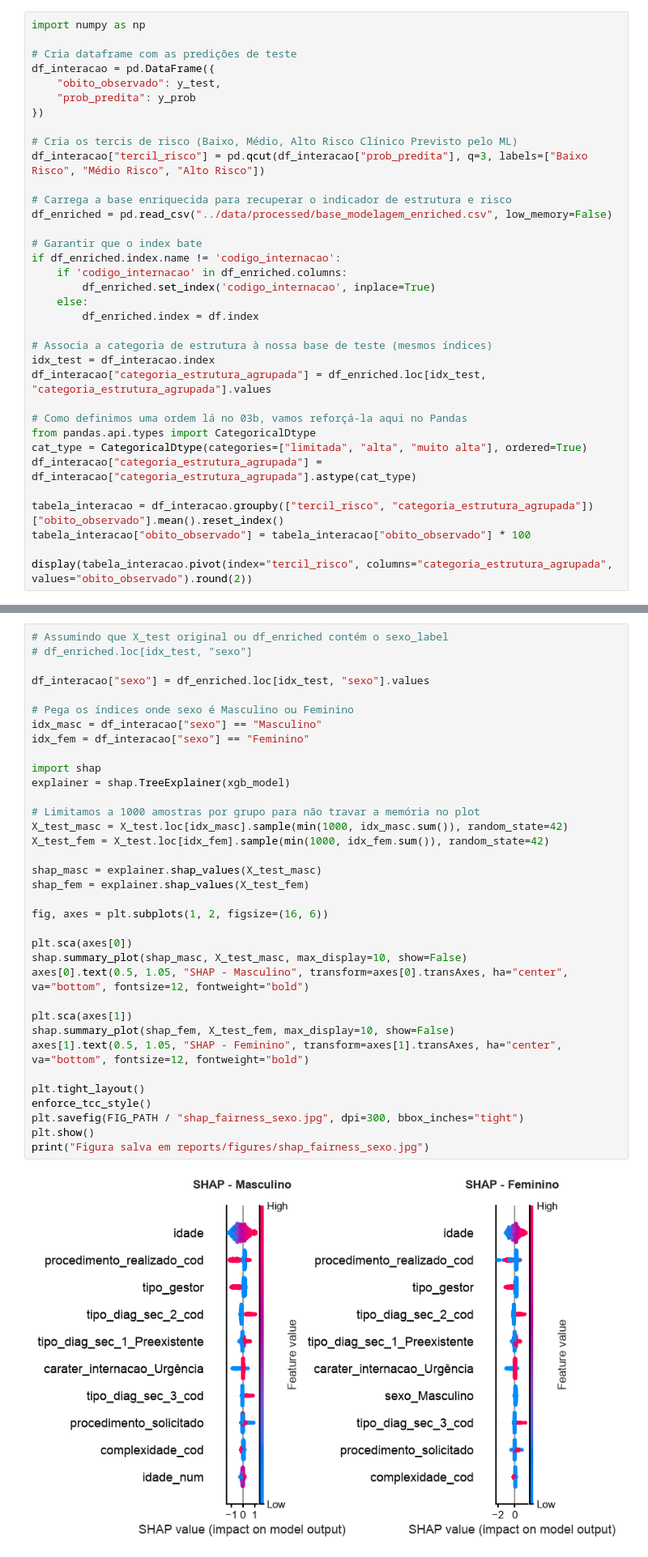
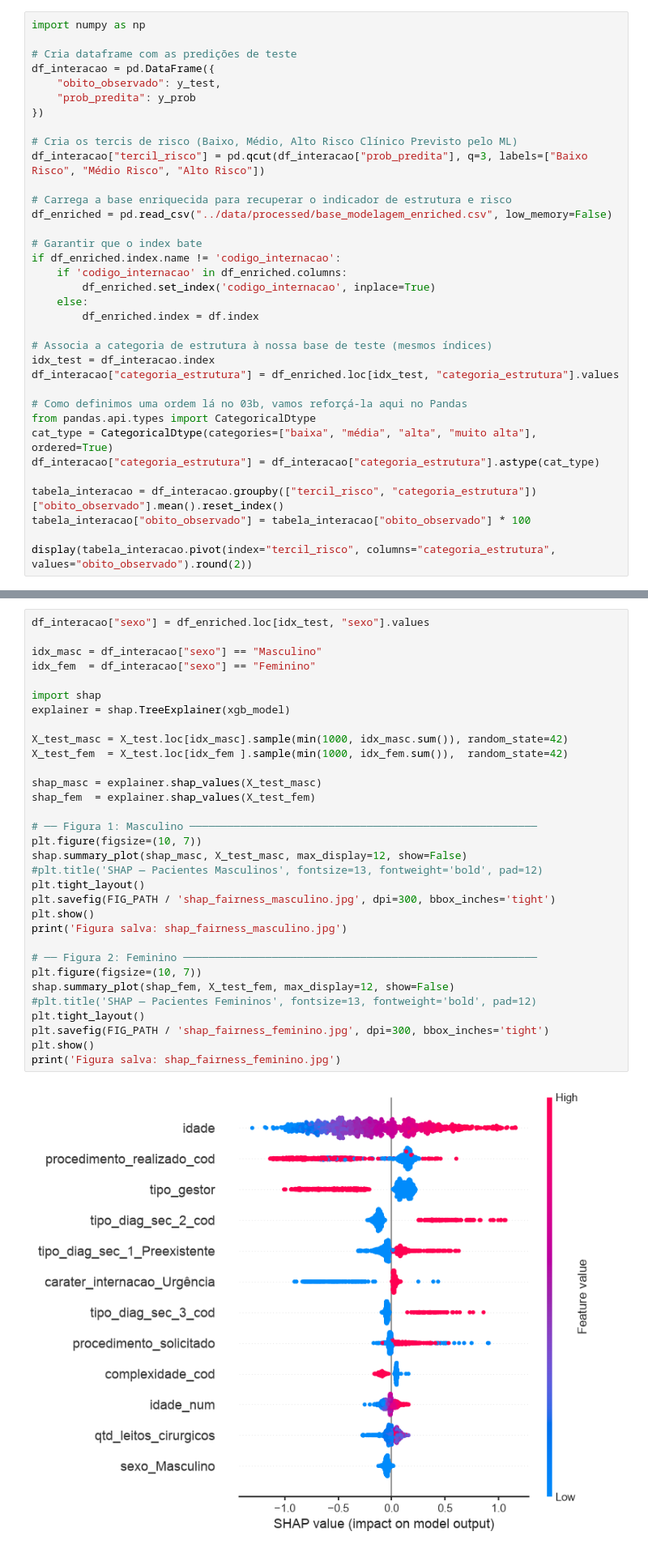
Before and after one commit to Carolina-Silva/TCC, a Jupyter notebook: notebooks/06_predictive_modeling.ipynb, the cells around one changed output, grey strips where cells are left out. Shown at 81% size. Cells and saved outputs as stored; diff of their text form.

```diff
--- a/notebooks/06_predictive_modeling.ipynb
+++ b/notebooks/06_predictive_modeling.ipynb
@@ -620,15 +620,15 @@ if df_enriched.index.name != 'codigo_internacao':
 
 # Associa a categoria de estrutura à nossa base de teste (mesmos índices)
 idx_test = df_interacao.index
-df_interacao["categoria_estrutura_agrupada"] = df_enriched.loc[idx_test, "categoria_estrutura_agrupada"].values
+df_interacao["categoria_estrutura"] = df_enriched.loc[idx_test, "categoria_estrutura"].values
 
 # Como definimos uma ordem lá no 03b, vamos reforçá-la aqui no Pandas
 from pandas.api.types import CategoricalDtype
-cat_type = CategoricalDtype(categories=["limitada", "alta", "muito alta"], ordered=True)
-df_interacao["categoria_estrutura_agrupada"] = df_interacao["categoria_estrutura_agrupada"].astype(cat_type)
+cat_type = CategoricalDtype(categories=["baixa", "média", "alta", "muito alta"], ordered=True)
+df_interacao["categoria_estrutura"] = df_interacao["categoria_estrutura"].astype(cat_type)
 
-tabela_interacao = df_interacao.groupby(["tercil_risco", "categoria_estrutura_agrupada"])["obito_observado"].mean().reset_index()
+tabela_interacao = df_interacao.groupby(["tercil_risco", "categoria_estrutura"])["obito_observado"].mean().reset_index()
 tabela_interacao["obito_observado"] = tabela_interacao["obito_observado"] * 100
 
-display(tabela_interacao.pivot(index="tercil_risco", columns="categoria_estrutura_agrupada", values="obito_observado").round(2))
+display(tabela_interacao.pivot(index="tercil_risco", columns="categoria_estrutura", values="obito_observado").round(2))
 # %% [output]
@@ -644,37 +789,34 @@ Avaliando se a distribuição de importância (SHAP) se mantém consistente entr
 # %%
-# Assumindo que X_test original ou df_enriched contém o sexo_label
-# df_enriched.loc[idx_test, "sexo"]
-
 df_interacao["sexo"] = df_enriched.loc[idx_test, "sexo"].values
 
-# Pega os índices onde sexo é Masculino ou Feminino
 idx_masc = df_interacao["sexo"] == "Masculino"
-idx_fem = df_interacao["sexo"] == "Feminino"
+idx_fem  = df_interacao["sexo"] == "Feminino"
 
 import shap
 explainer = shap.TreeExplainer(xgb_model)
 
-# Limitamos a 1000 amostras por grupo para não travar a memória no plot
 X_test_masc = X_test.loc[idx_masc].sample(min(1000, idx_masc.sum()), random_state=42)
-X_test_fem = X_test.loc[idx_fem].sample(min(1000, idx_fem.sum()), random_state=42)
+X_test_fem  = X_test.loc[idx_fem ].sample(min(1000, idx_fem.sum()),  random_state=42)
 
 shap_masc = explainer.shap_values(X_test_masc)
-shap_fem = explainer.shap_values(X_test_fem)
+shap_fem  = explainer.shap_values(X_test_fem)
 
-fig, axes = plt.subplots(1, 2, figsize=(16, 6))
+# ── Figura 1: Masculino ───────────────────────────────────────────────────────
+plt.figure(figsize=(10, 7))
+shap.summary_plot(shap_masc, X_test_masc, max_display=12, show=False)
+#plt.title('SHAP — Pacientes Masculinos', fontsize=13, fontweight='bold', pad=12)
+plt.tight_layout()
+plt.savefig(FIG_PATH / 'shap_fairness_masculino.jpg', dpi=300, bbox_inches='tight')
+plt.show()
+print('Figura salva: shap_fairness_masculino.jpg')
 
-plt.sca(axes[0])
-shap.summary_plot(shap_masc, X_test_masc, max_display=10, show=False)
-axes[0].text(0.5, 1.05, "SHAP - Masculino", transform=axes[0].transAxes, ha="center", va="bottom", fontsize=12, fontweight="bold")
-
-plt.sca(axes[1])
-shap.summary_plot(shap_fem, X_test_fem, max_display=10, show=False)
-axes[1].text(0.5, 1.05, "SHAP - Feminino", transform=axes[1].transAxes, ha="center", va="bottom", fontsize=12, fontweight="bold")
-
+# ── Figura 2: Feminino ────────────────────────────────────────────────────────
+plt.figure(figsize=(10, 7))
+shap.summary_plot(shap_fem, X_test_fem, max_display=12, show=False)
+#plt.title('SHAP — Pacientes Femininos', fontsize=13, fontweight='bold', pad=12)
 plt.tight_layout()
-enforce_tcc_style()
-plt.savefig(FIG_PATH / "shap_fairness_sexo.jpg", dpi=300, bbox_inches="tight")
+plt.savefig(FIG_PATH / 'shap_fairness_feminino.jpg', dpi=300, bbox_inches='tight')
 plt.show()
-print("Figura salva em reports/figures/shap_fairness_sexo.jpg")
+print('Figura salva: shap_fairness_feminino.jpg')
 # %% [output]
-[figure, old version]
+[figure, new version]
```
Also changed, not shown: parts of 12 cells of this notebook, 6 other files.
